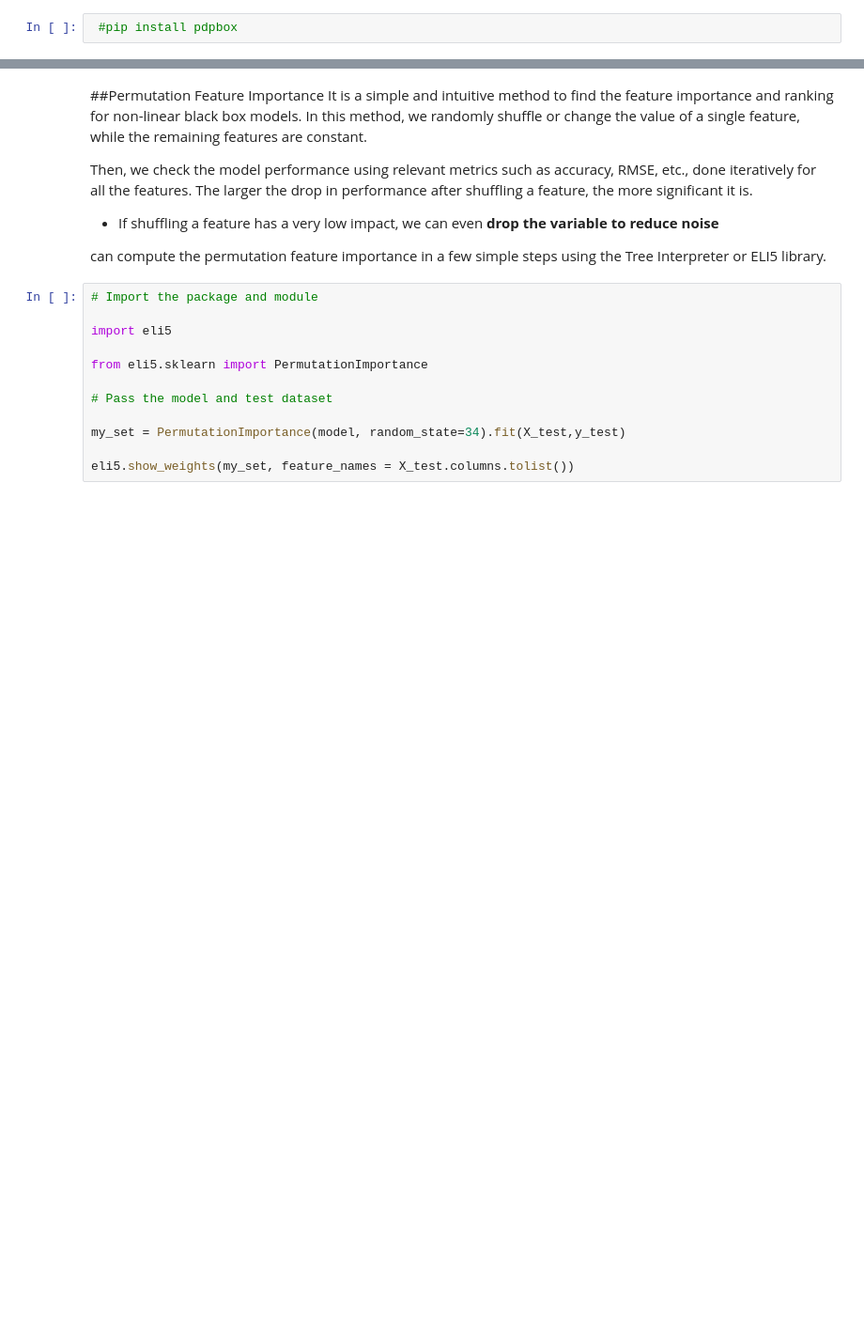
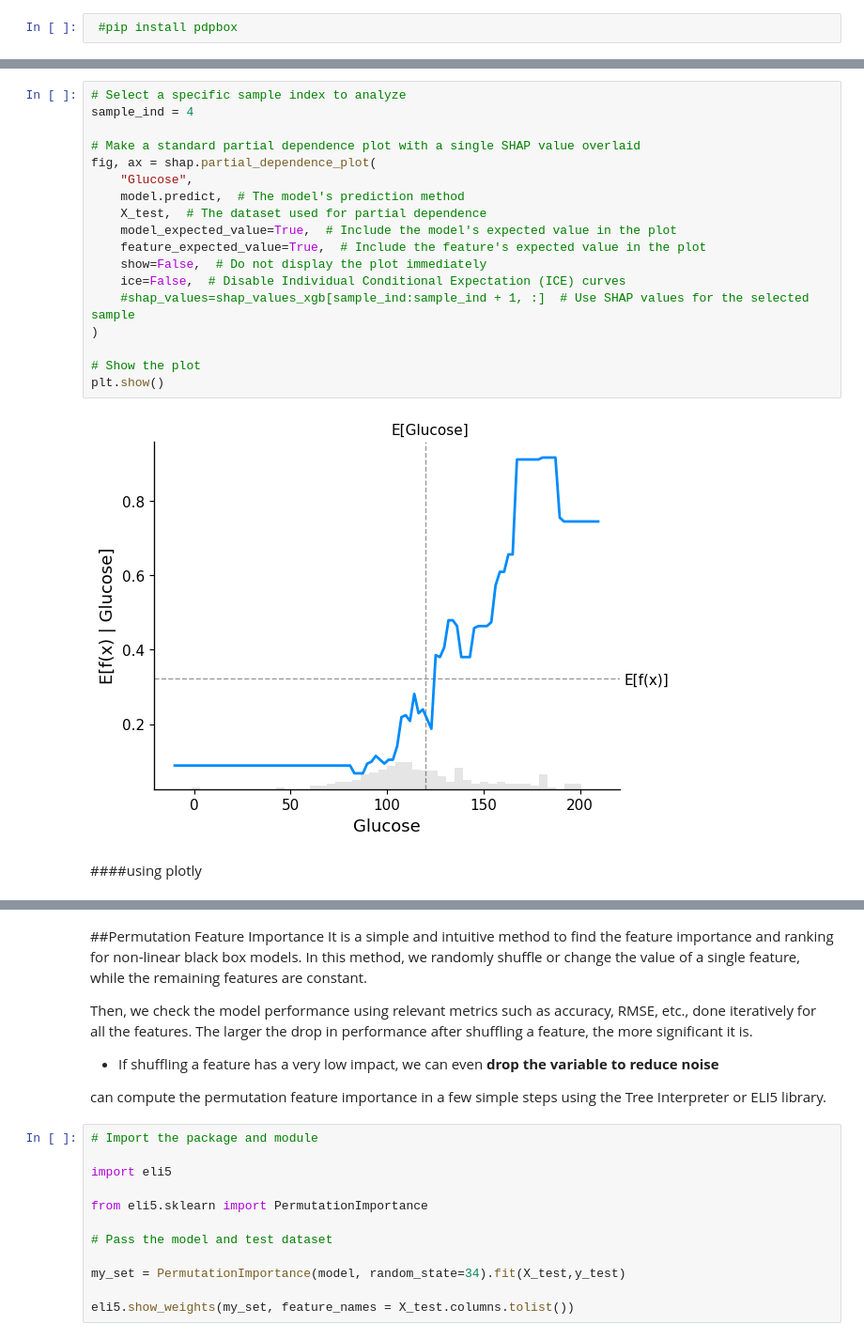
Before and after one commit to Piyumi22/XAI, a Jupyter notebook: SHAP_example_model.ipynb, the cells around one changed output, grey strips where cells are left out. Shown at 94% size. Drawn from its saved outputs; the diff is of its cells as text; blank space fills up the shorter version.

```diff
--- a/SHAP_example_model.ipynb
+++ b/SHAP_example_model.ipynb
@@ -393,0 +324,22 @@ The Python partial dependence plot toolbox or PDPbox is a package that provides
+# %%
+# Select a specific sample index to analyze
+sample_ind = 4
+
+# Make a standard partial dependence plot with a single SHAP value overlaid
+fig, ax = shap.partial_dependence_plot(
+    "Glucose",
+    model.predict,  # The model's prediction method
+    X_test,  # The dataset used for partial dependence
+    model_expected_value=True,  # Include the model's expected value in the plot
+    feature_expected_value=True,  # Include the feature's expected value in the plot
+    show=False,  # Do not display the plot immediately
+    ice=False,  # Disable Individual Conditional Expectation (ICE) curves
+    #shap_values=shap_values_xgb[sample_ind:sample_ind + 1, :]  # Use SHAP values for the selected sample
+)
+
+# Show the plot
+plt.show()
+# %% [output]
+[figure, added]
+# %% [markdown]
+####using plotly
```
Also changed, not shown: parts of 24 cells of this notebook.
